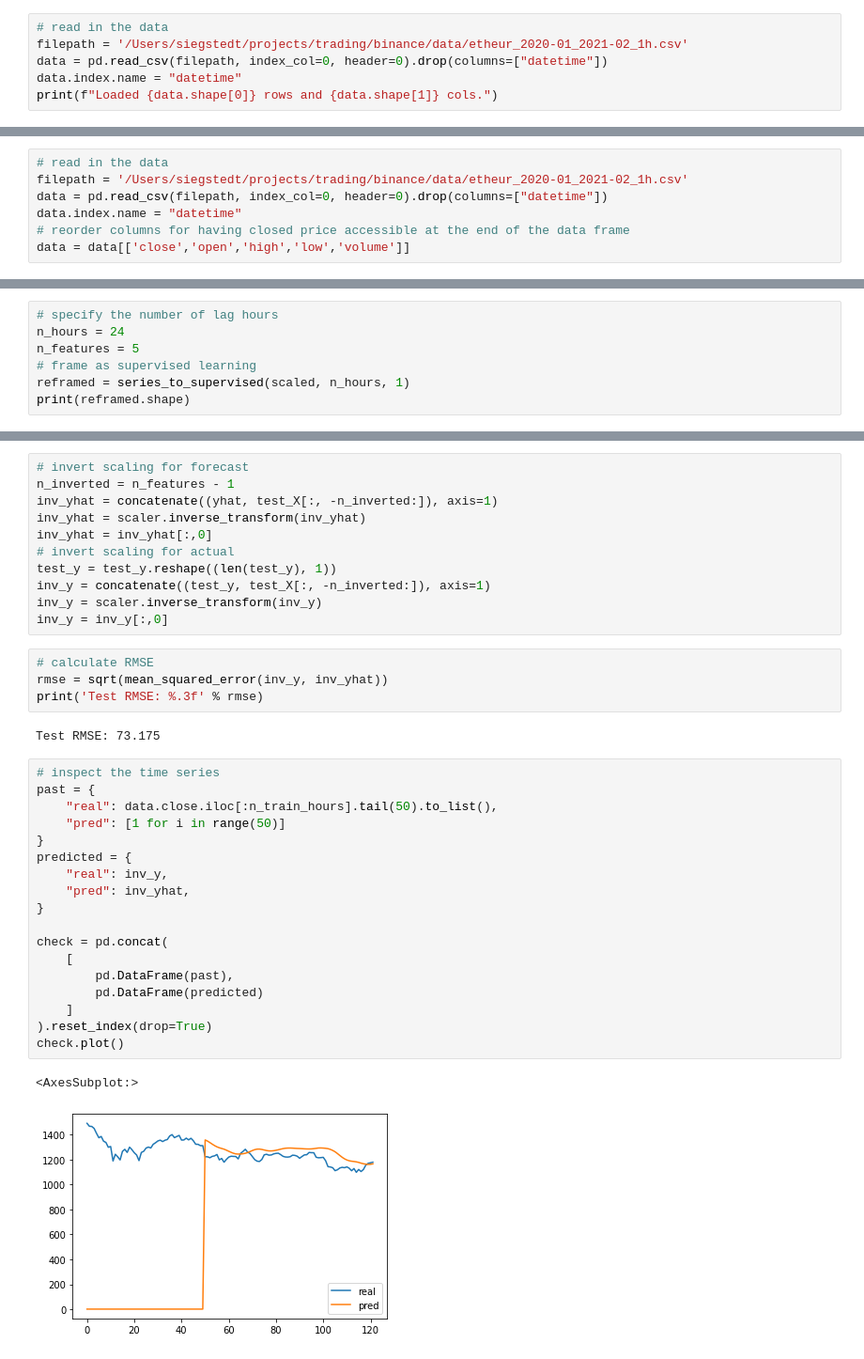
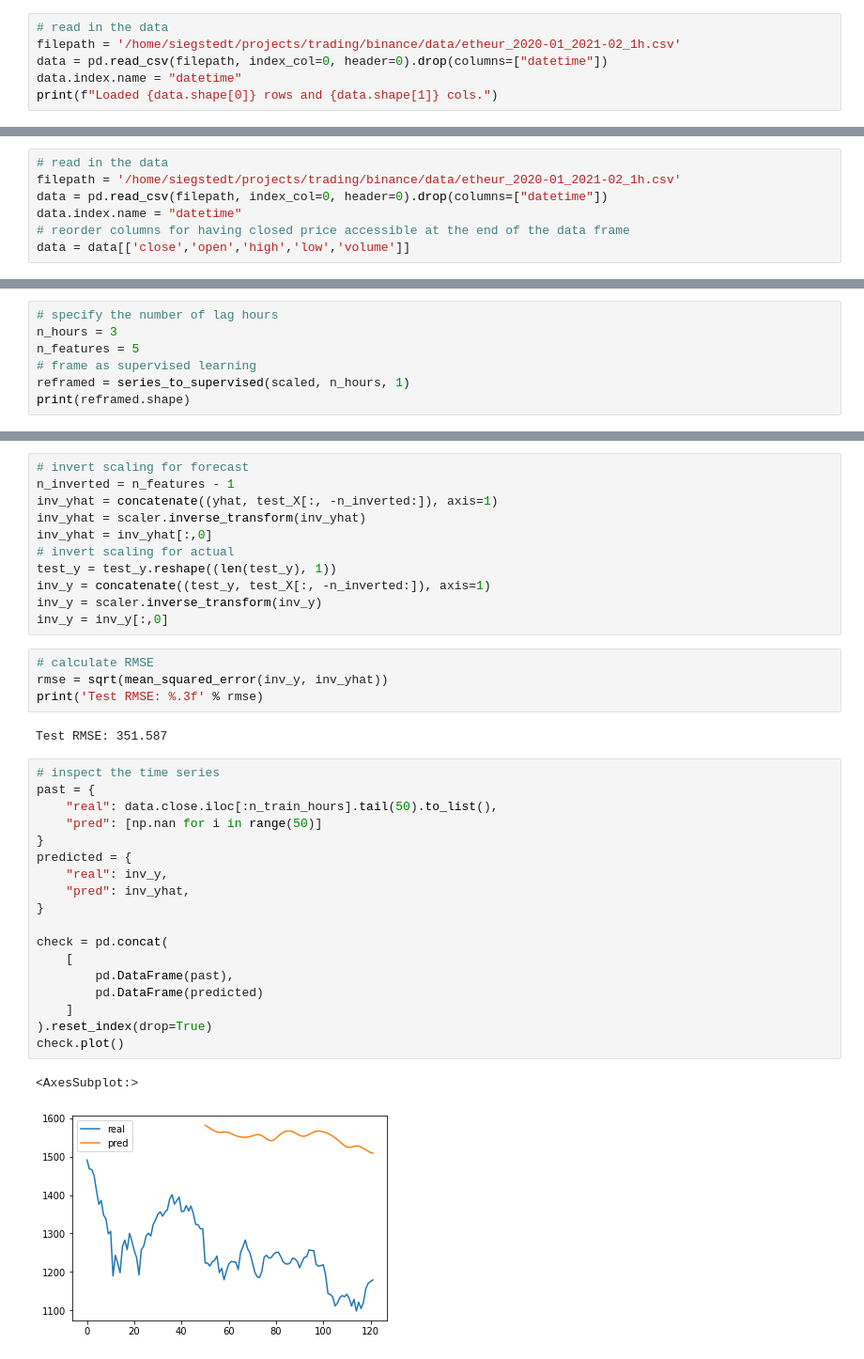
Before and after one commit to siegstedt/trading, a Jupyter notebook: binance/notebooks/lstm_model.ipynb, the cells around one changed output, grey strips where cells are left out. Shown at 94% size. Drawn from its saved outputs; the diff is of its cells as text.

```diff
--- a/binance/notebooks/lstm_model.ipynb
+++ b/binance/notebooks/lstm_model.ipynb
@@ -51,6 +55,6 @@ The data spans over more than 10,000 data points for a total time of a little mo
 # %%
 # read in the data
-filepath = '/Users/siegstedt/projects/trading/binance/data/etheur_2020-01_2021-02_1h.csv'
+filepath = '/home/siegstedt/projects/trading/binance/data/etheur_2020-01_2021-02_1h.csv'
 data = pd.read_csv(filepath, index_col=0, header=0).drop(columns=["datetime"])
 data.index.name = "datetime"
 print(f"Loaded {data.shape[0]} rows and {data.shape[1]} cols.")
@@ -320,6 +326,6 @@ def series_to_supervised(data, n_in=1, n_out=1, dropnan=True):
 # %%
 # read in the data
-filepath = '/Users/siegstedt/projects/trading/binance/data/etheur_2020-01_2021-02_1h.csv'
+filepath = '/home/siegstedt/projects/trading/binance/data/etheur_2020-01_2021-02_1h.csv'
 data = pd.read_csv(filepath, index_col=0, header=0).drop(columns=["datetime"])
 data.index.name = "datetime"
 # reorder columns for having closed price accessible at the end of the data frame
@@ -359,7 +365,7 @@ scaled = scaler.fit_transform(values)
 Then, you must frame the problem suitably when calling series_to_supervised(). We will use 3 hours of data as input. Also note, we no longer explictly drop the columns from all of the other fields at ob(t).
 # %%
 # specify the number of lag hours
-n_hours = 24
+n_hours = 3
 n_features = 5
 # frame as supervised learning
 reframed = series_to_supervised(scaled, n_hours, 1)
@@ -491,28 +513,28 @@ inv_y = inv_y[:,0]
 rmse = sqrt(mean_squared_error(inv_y, inv_yhat))
 print('Test RMSE: %.3f' % rmse)
 # %% [output]
-Test RMSE: 73.175
+Test RMSE: 351.587
 # %%
 # inspect the time series
 past = {
     "real": data.close.iloc[:n_train_hours].tail(50).to_list(),
-    "pred": [1 for i in range(50)]
+    "pred": [np.nan for i in range(50)]
 }
 predicted = {
     "real": inv_y,
     "pred": inv_yhat,
 }
 
 check = pd.concat(
     [
         pd.DataFrame(past),
         pd.DataFrame(predicted)
     ]
 ).reset_index(drop=True)
 check.plot()
 # %% [output]
 <AxesSubplot:>
-[figure, old version]
+[figure, new version]
 # %%
 check["rel_diff_%"] = (check.pred - check.real) / check.real * 100
 check.iloc[49:60,:]
```
Also changed, not shown: parts of 19 cells of this notebook, 5 other files.
